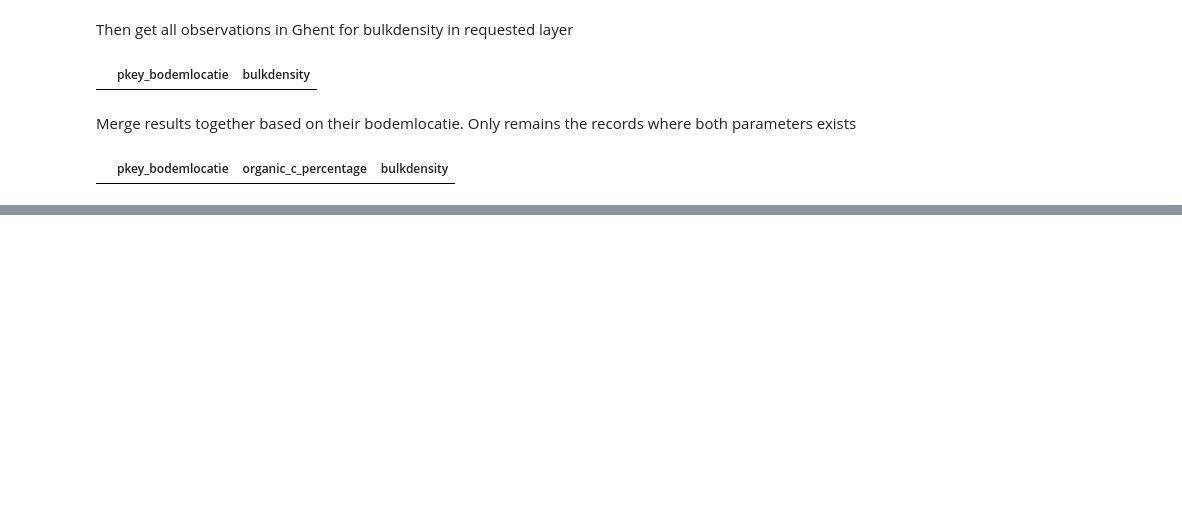
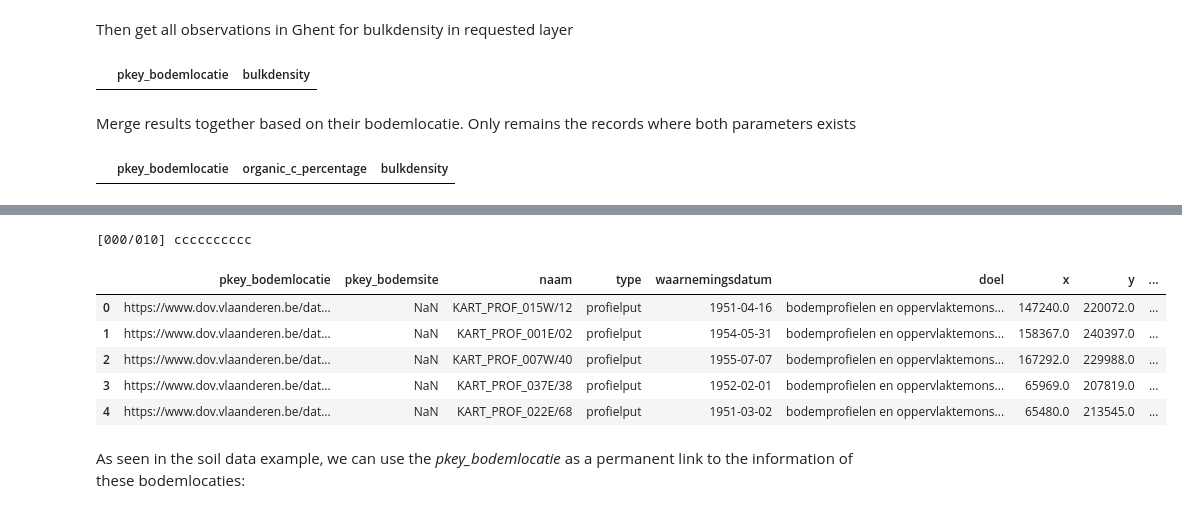
Before and after one commit to DOV-Vlaanderen/pydov, a Jupyter notebook: docs/notebooks/search_bodem.ipynb, the cells around one changed output, grey strips where cells are left out. Saved outputs shown, nothing was run; the diff lists cells and outputs as text; code cells hidden in the pictures; blank space fills up the shorter version.

Commit message:
Integrate Aardewerk example into bodem notebook.

```diff
--- a/docs/notebooks/search_bodem.ipynb
+++ b/docs/notebooks/search_bodem.ipynb
@@ -516,0 +523,18 @@ merged.head()
+# %%
+from owslib.fes import PropertyIsLike
+
+query = PropertyIsLike(propertyname='naam',
+                       literal='KART_PROF_%', wildCard='%')
+df = bodemlocatie.search(query=query, max_features=10)
+
+df.head()
+# %% [output]
+[000/010] cccccccccc
+|  | pkey_bodemlocatie | pkey_bodemsite | naam | type | waarnemingsdatum | doel | x | y | ... |
+| 0 | https://www.dov.vlaanderen.be/dat... | NaN | KART_PROF_015W/12 | profielput | 1951-04-16 | bodemprofielen en oppervlaktemons... | 147240.0 | 220072.0 | ... |
+| 1 | https://www.dov.vlaanderen.be/dat... | NaN | KART_PROF_001E/02 | profielput | 1954-05-31 | bodemprofielen en oppervlaktemons... | 158367.0 | 240397.0 | ... |
+| 2 | https://www.dov.vlaanderen.be/dat... | NaN | KART_PROF_007W/40 | profielput | 1955-07-07 | bodemprofielen en oppervlaktemons... | 167292.0 | 229988.0 | ... |
+| 3 | https://www.dov.vlaanderen.be/dat... | NaN | KART_PROF_037E/38 | profielput | 1952-02-01 | bodemprofielen en oppervlaktemons... | 65969.0 | 207819.0 | ... |
+| 4 | https://www.dov.vlaanderen.be/dat... | NaN | KART_PROF_022E/68 | profielput | 1951-03-02 | bodemprofielen en oppervlaktemons... | 65480.0 | 213545.0 | ... |
+# %% [markdown]
+As seen in the soil data example, we can use the *pkey_bodemlocatie* as a permanent link to the information of these bodemlocaties:
```
Also changed, not shown: parts of 6 cells of this notebook, 2 other files.
